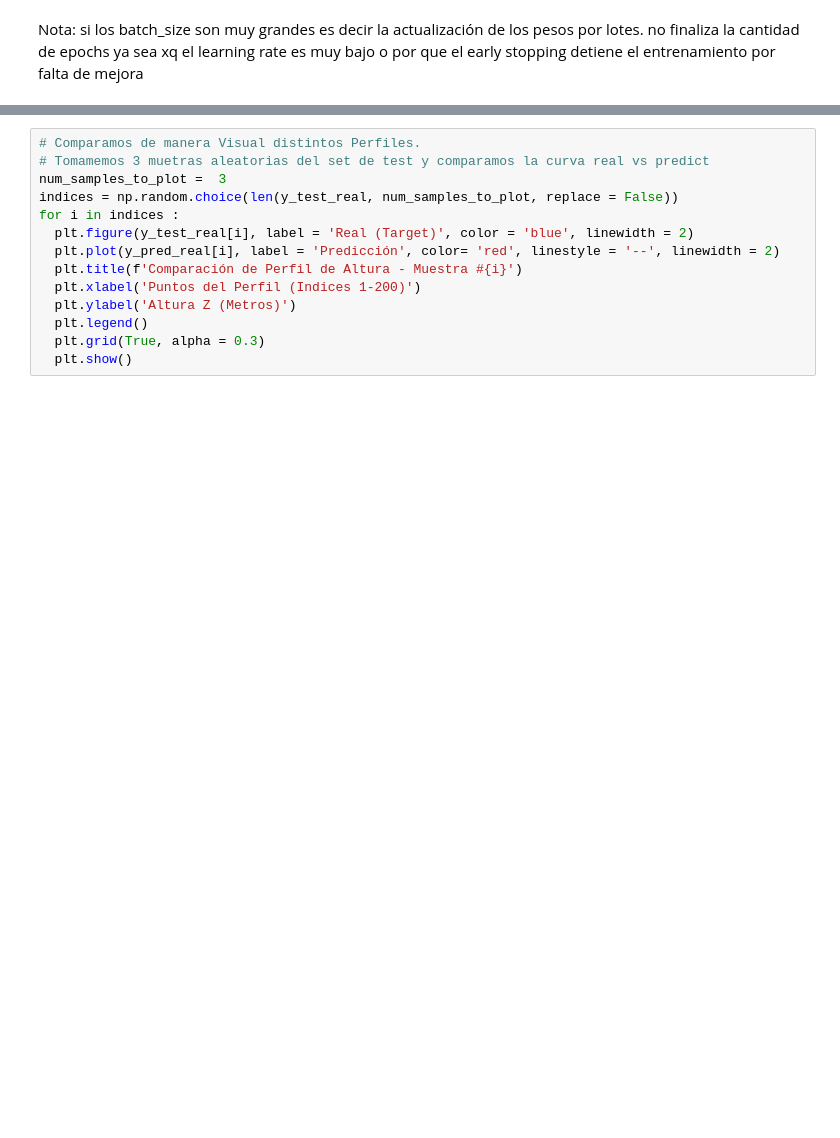
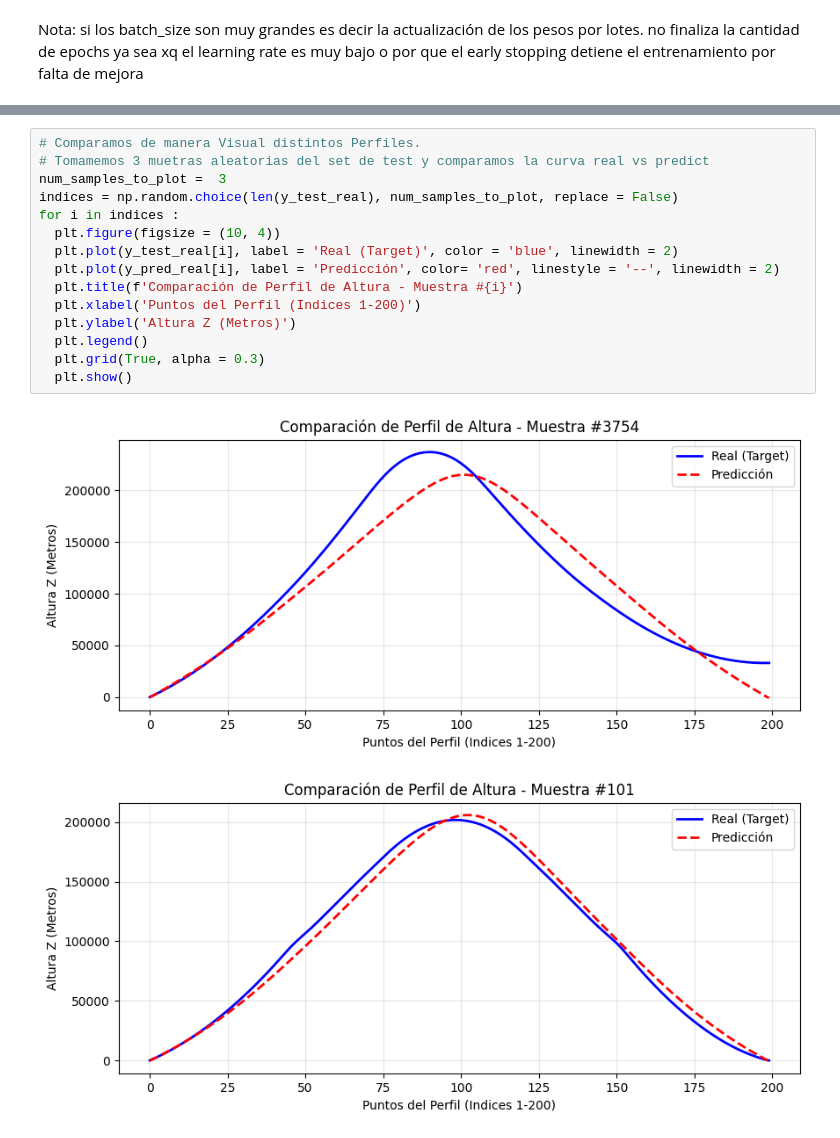
Before and after one commit to ValeFernando840/Ray-Tracing, a Jupyter notebook: Entrenamiento/03-Entrenamiento_Z.ipynb, the cells around one changed output, grey strips where cells are left out. Drawn from its saved outputs; the diff is of its cells as text; blank space fills up the shorter version.

```diff
--- a/Entrenamiento/03-Entrenamiento_Z.ipynb
+++ b/Entrenamiento/03-Entrenamiento_Z.ipynb
@@ -262,14 +280,18 @@ R2 Score (Coeficiente de Determinación): 0.9212(Ideal es cercano a 1.0)
 # %%
 # Comparamos de manera Visual distintos Perfiles.
 # Tomamemos 3 muetras aleatorias del set de test y comparamos la curva real vs predict
 num_samples_to_plot =  3
-indices = np.random.choice(len(y_test_real, num_samples_to_plot, replace = False))
+indices = np.random.choice(len(y_test_real), num_samples_to_plot, replace = False)
 for i in indices :
-  plt.figure(y_test_real[i], label = 'Real (Target)', color = 'blue', linewidth = 2)
+  plt.figure(figsize = (10, 4))
+  plt.plot(y_test_real[i], label = 'Real (Target)', color = 'blue', linewidth = 2)
   plt.plot(y_pred_real[i], label = 'Predicción', color= 'red', linestyle = '--', linewidth = 2)
   plt.title(f'Comparación de Perfil de Altura - Muestra #{i}')
   plt.xlabel('Puntos del Perfil (Indices 1-200)')
   plt.ylabel('Altura Z (Metros)')
   plt.legend()
   plt.grid(True, alpha = 0.3)
   plt.show()
+# %% [output]
+[figure, added]
+[figure, added]
```
Also changed, not shown: parts of 13 cells of this notebook.
